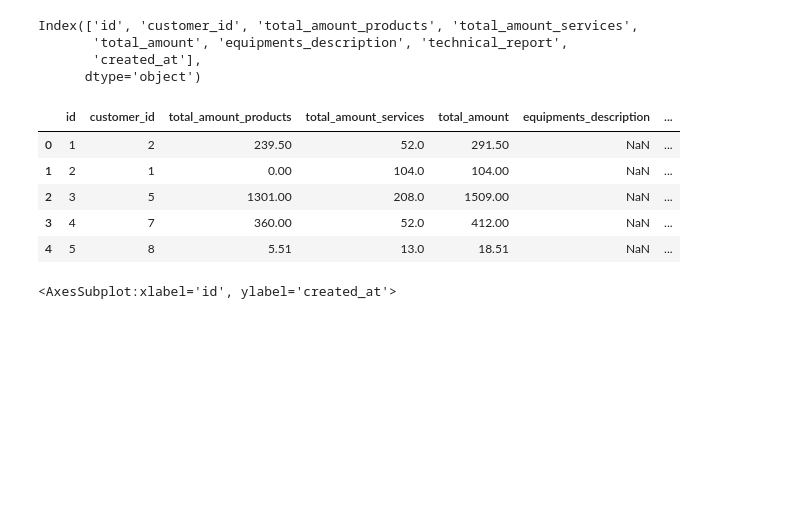
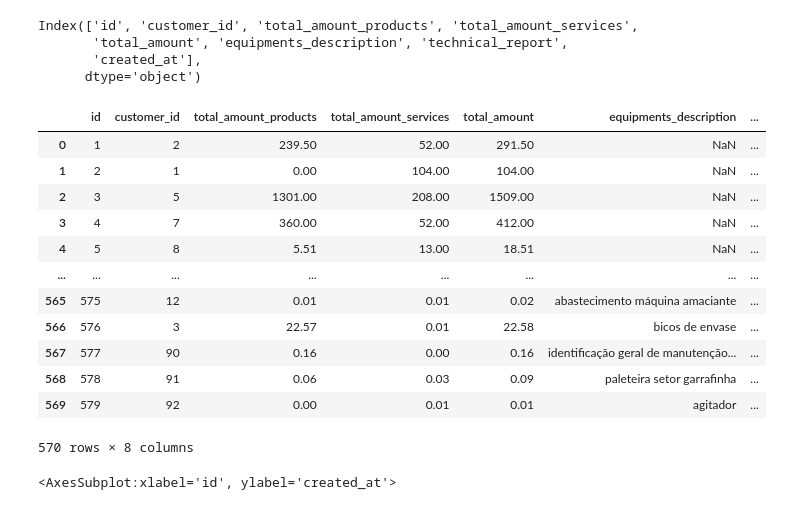
Before and after one commit to LucasWestfal/romme-net-raw-data-processing, a Jupyter notebook: ocurrencies.ipynb, the cells around one changed output. Cells and saved outputs as stored; diff of their text form; code cells hidden in the pictures; blank space fills up the shorter version.

Commit message:
gerei dados pro provider, falta conseguir randomizar no ocurrencies

```diff
--- a/ocurrencies.ipynb
+++ b/ocurrencies.ipynb
@@ -36,14 +38,21 @@ Index(['id', 'customer_id', 'total_amount_products', 'total_amount_services',
        'created_at'],
       dtype='object')
 # %%
-ocurrencies.head()
+ocurrencies
 # %% [output]
 |  | id | customer_id | total_amount_products | total_amount_services | total_amount | equipments_description | ... |
-| 0 | 1 | 2 | 239.50 | 52.0 | 291.50 | NaN | ... |
-| 1 | 2 | 1 | 0.00 | 104.0 | 104.00 | NaN | ... |
-| 2 | 3 | 5 | 1301.00 | 208.0 | 1509.00 | NaN | ... |
-| 3 | 4 | 7 | 360.00 | 52.0 | 412.00 | NaN | ... |
-| 4 | 5 | 8 | 5.51 | 13.0 | 18.51 | NaN | ... |
+| 0 | 1 | 2 | 239.50 | 52.00 | 291.50 | NaN | ... |
+| 1 | 2 | 1 | 0.00 | 104.00 | 104.00 | NaN | ... |
+| 2 | 3 | 5 | 1301.00 | 208.00 | 1509.00 | NaN | ... |
+| 3 | 4 | 7 | 360.00 | 52.00 | 412.00 | NaN | ... |
+| 4 | 5 | 8 | 5.51 | 13.00 | 18.51 | NaN | ... |
+| ... | ... | ... | ... | ... | ... | ... | ... |
+| 565 | 575 | 12 | 0.01 | 0.01 | 0.02 | abastecimento máquina amaciante | ... |
+| 566 | 576 | 3 | 22.57 | 0.01 | 22.58 | bicos de envase | ... |
+| 567 | 577 | 90 | 0.16 | 0.00 | 0.16 | identificação geral de manutenção... | ... |
+| 568 | 578 | 91 | 0.06 | 0.03 | 0.09 | paleteira setor garrafinha | ... |
+| 569 | 579 | 92 | 0.00 | 0.01 | 0.01 | agitador | ... |
+570 rows × 8 columns
 # %%
 ocurrencies.plot.scatter(x = "id",
                          y = "created_at",
```
Also changed, not shown: parts of 6 cells of this notebook, 4 other files.
